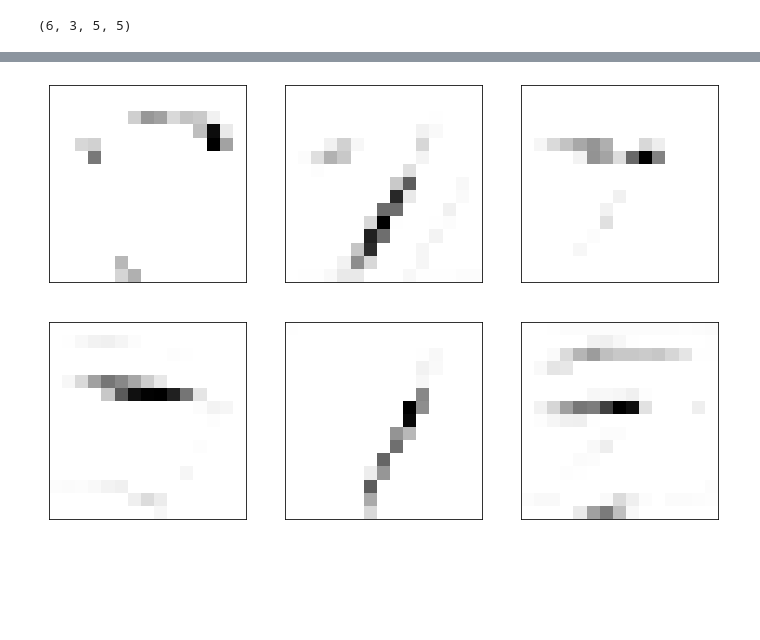
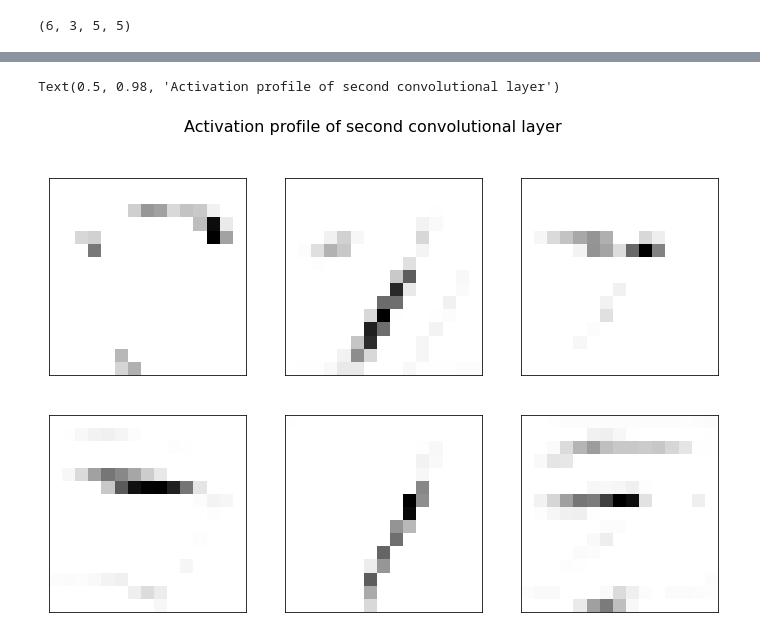
Before and after one commit to mballarin97/DLNN2020, a Jupyter notebook: Homework1/Classification/MNIST.ipynb, the cells around one changed output, grey strips where cells are left out. Saved outputs shown, nothing was run; the diff lists cells and outputs as text; code cells hidden in the pictures; blank space fills up the shorter version.

```diff
--- a/Homework1/Classification/MNIST.ipynb
+++ b/Homework1/Classification/MNIST.ipynb
@@ -429,19 +450,22 @@ for i in range(3):
 # %%
 image_load = DataLoader(test_dataset, batch_size=1, shuffle=False)
 with torch.no_grad(): # Disable gradient tracking
     for sample_batched in (image_load):
         # Move data to device
         x_batch = sample_batched[0].to(device)
         # Forward pass
         out, add_out = net.forward(x_batch, additional_out=1)
         add_out = add_out.cpu().numpy()
         break
 
 fig, ax = plt.subplots(2,3, figsize=(12, 8))
 ax = ax.flatten()
 for i in range(6):
     ax[i].imshow( add_out[0, i, :, :], cmap='Greys')
     ax[i].set_xticks([])
     ax[i].set_yticks([])
+
+fig.suptitle('Activation profile of second convolutional layer', fontsize=16)
 # %% [output]
+Text(0.5, 0.98, 'Activation profile of second convolutional layer')
-[figure, old version]
+[figure, new version]
```
Also changed, not shown: parts of 6 cells of this notebook, 1 other file.
